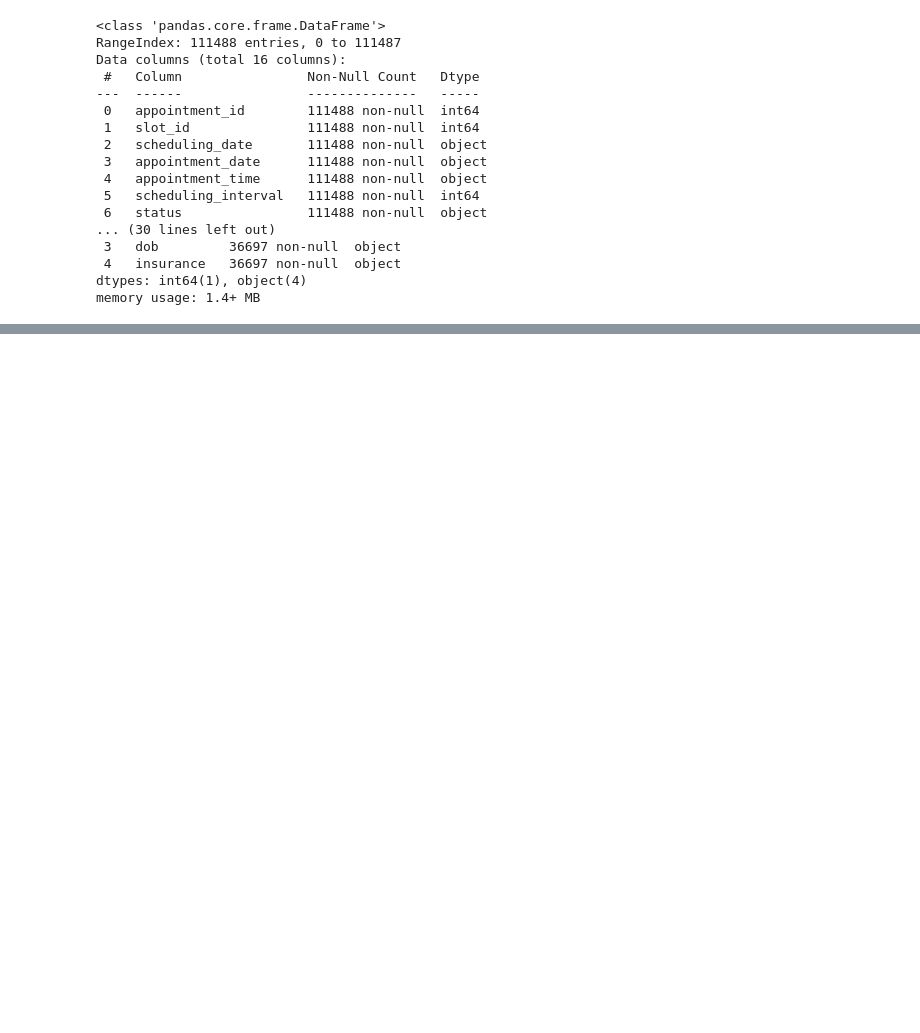
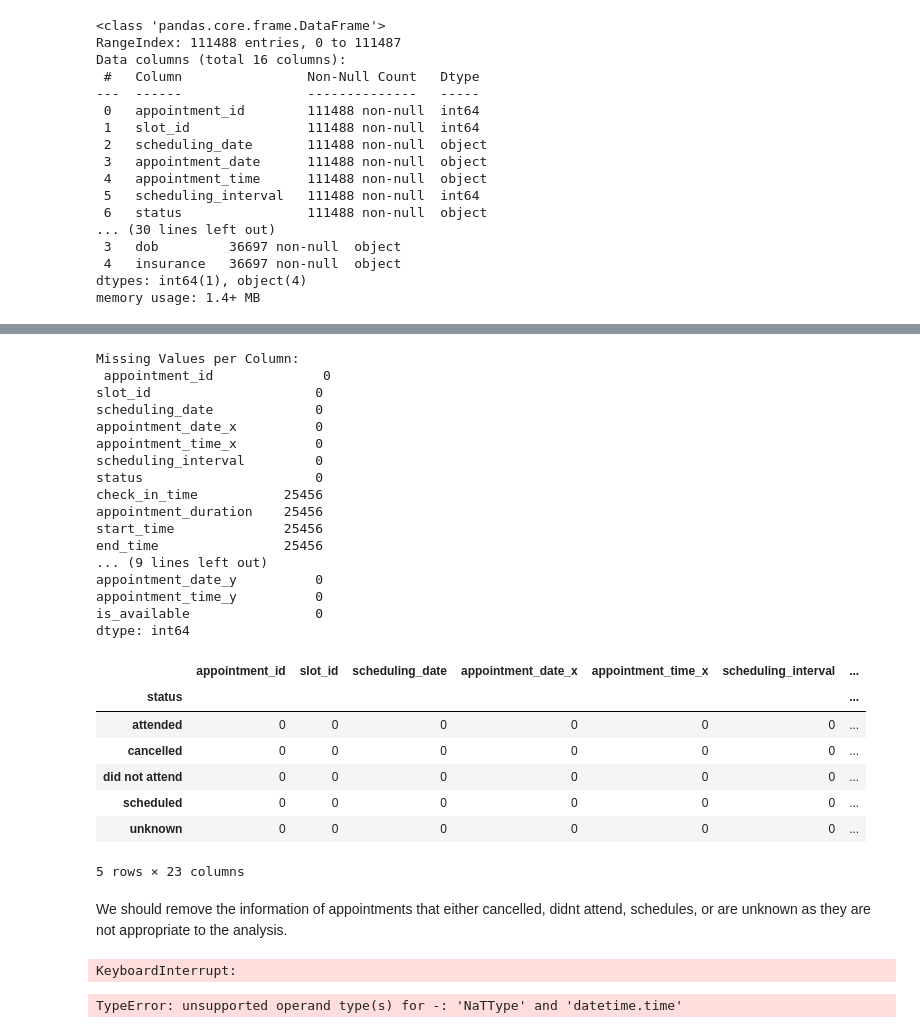
Before and after one commit to Plananas/AI-and-Data-Mining, a Jupyter notebook: AI_and_Datamining.ipynb, the cells around one changed output, grey strips where cells are left out. Saved outputs shown, nothing was run; the diff lists cells and outputs as text; code cells hidden in the pictures; blank space fills up the shorter version.

Commit message:
A good start to the data processing and cleaning

```diff
--- a/AI_and_Datamining.ipynb
+++ b/AI_and_Datamining.ipynb
@@ -70,3 +52,13 @@ Data columns (total 16 columns):
  4   insurance   36697 non-null  object
 dtypes: int64(1), object(4)
 memory usage: 1.4+ MB
+# %%
+#Merge the tables together to create a single dataset that is easy to use.
+
+full_dataset = appointments.merge(patients, on='patient_id', how='left')
+full_dataset = full_dataset.merge(slots, on='slot_id', how='left')
+
+#Appointments are the primary key as there can only ever be one
+full_dataset.set_index('appointment_id', inplace=True)
+
+full_dataset.info()
@@ -72,0 +83,34 @@ memory usage: 1.4+ MB
+# %%
+# Check missing values in the dataset
+missing_values = full_dataset.isnull().sum()
+print("Missing Values per Column:\n", missing_values)
+# Check missing data distribution by status
+full_dataset.groupby('status').apply(lambda x: x.isnull().sum())
+# %% [output]
+Missing Values per Column:
+ appointment_id              0
+slot_id                     0
+scheduling_date             0
+appointment_date_x          0
+appointment_time_x          0
+scheduling_interval         0
+status                      0
+check_in_time           25456
+appointment_duration    25456
+start_time              25456
+end_time                25456
+... (9 lines left out)
+appointment_date_y          0
+appointment_time_y          0
+is_available                0
+dtype: int64
+|  | appointment_id | slot_id | scheduling_date | appointment_date_x | appointment_time_x | scheduling_interval | ... |
+| status |  |  |  |  |  |  | ... |
+| attended | 0 | 0 | 0 | 0 | 0 | 0 | ... |
+| cancelled | 0 | 0 | 0 | 0 | 0 | 0 | ... |
+| did not attend | 0 | 0 | 0 | 0 | 0 | 0 | ... |
+| scheduled | 0 | 0 | 0 | 0 | 0 | 0 | ... |
+| unknown | 0 | 0 | 0 | 0 | 0 | 0 | ... |
+5 rows × 23 columns
+# %% [markdown]
+We should remove the information of appointments that either cancelled, didnt attend, schedules, or are unknown as they are not appropriate to the analysis.
@@ -72,0 +120,24 @@ memory usage: 1.4+ MB
+# %%
+# Ensure dataset is loaded correctly
+# appointments_df = pd.read_csv("<your_file>.csv")
+
+# Convert relevant columns from string to datetime
+# FIXME make this work properly
+appointments['appointment_datetime'] = pd.to_datetime(appointments['appointment_date'].astype(str) + ' ' + appointments['appointment_time'].astype(str), errors='coerce')
+appointments['check_in_datetime'] = pd.to_datetime(appointments['appointment_date'].astype(str) + ' ' + appointments['check_in_time'].astype(str), errors='coerce')
+appointments['start_datetime'] = pd.to_datetime(appointments['appointment_date'].astype(str) + ' ' + appointments['start_time'].astype(str), errors='coerce')
+appointments['end_datetime'] = pd.to_datetime(appointments['appointment_date'].astype(str) + ' ' + appointments['end_time'].astype(str), errors='coerce')
+# %% [output]
+KeyboardInterrupt:
+# %%
+# probably combine the date and time values just incase it was longer than one day or at midnight
+
+
+#FIXME this needs to use the full datetimes calculated
+# Calculate waiting time in minutes
+appointments['waiting_time'] = (appointments['start_time'] - appointments['check_in_time']).dt.total_seconds() / 60
+
+# Calculate delay in minutes
+appointments['delay_from_scheduled'] = (appointments['start_time'] - appointments['appointment_time']).dt.total_seconds() / 60
+# %% [output]
+TypeError: unsupported operand type(s) for -: 'NaTType' and 'datetime.time'
```
Also changed, not shown: parts of 8 cells of this notebook.
